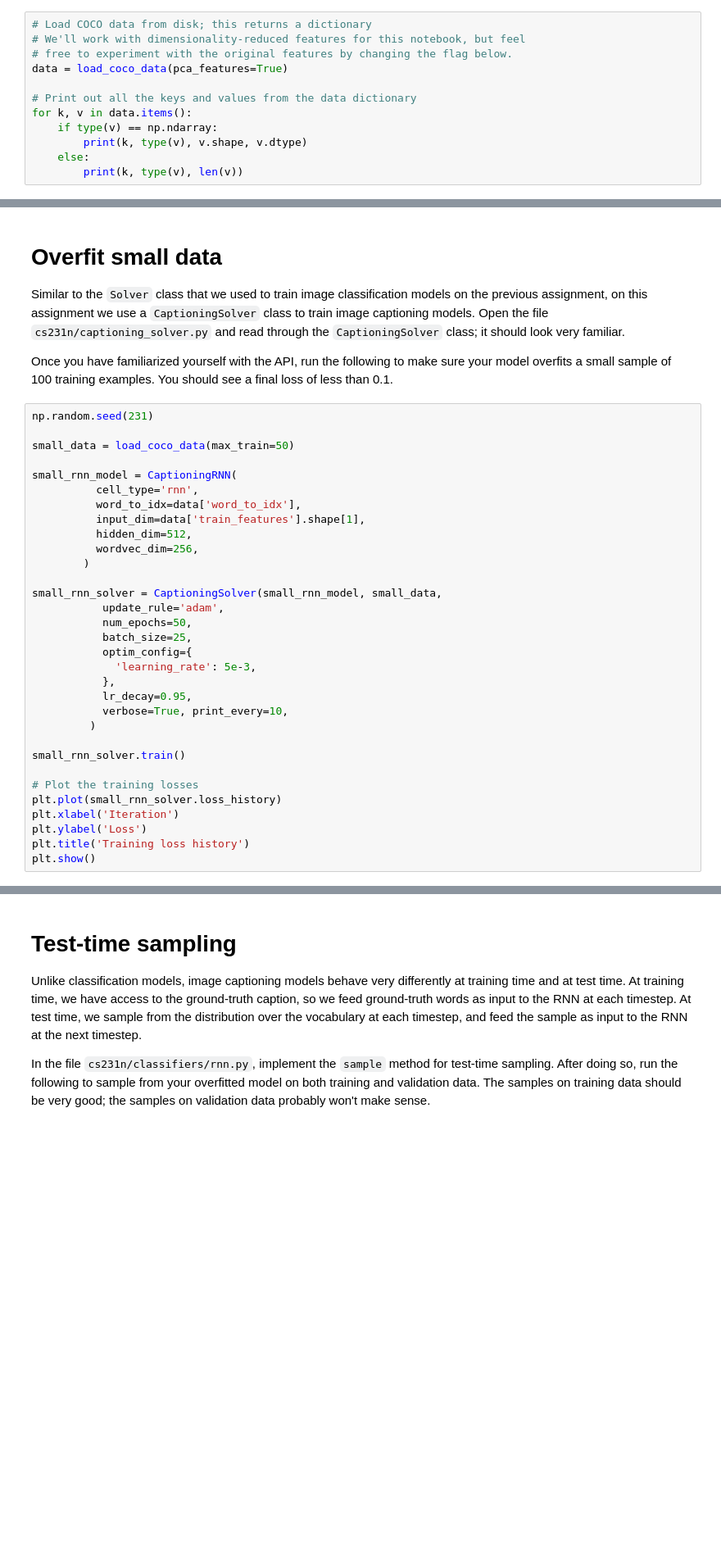
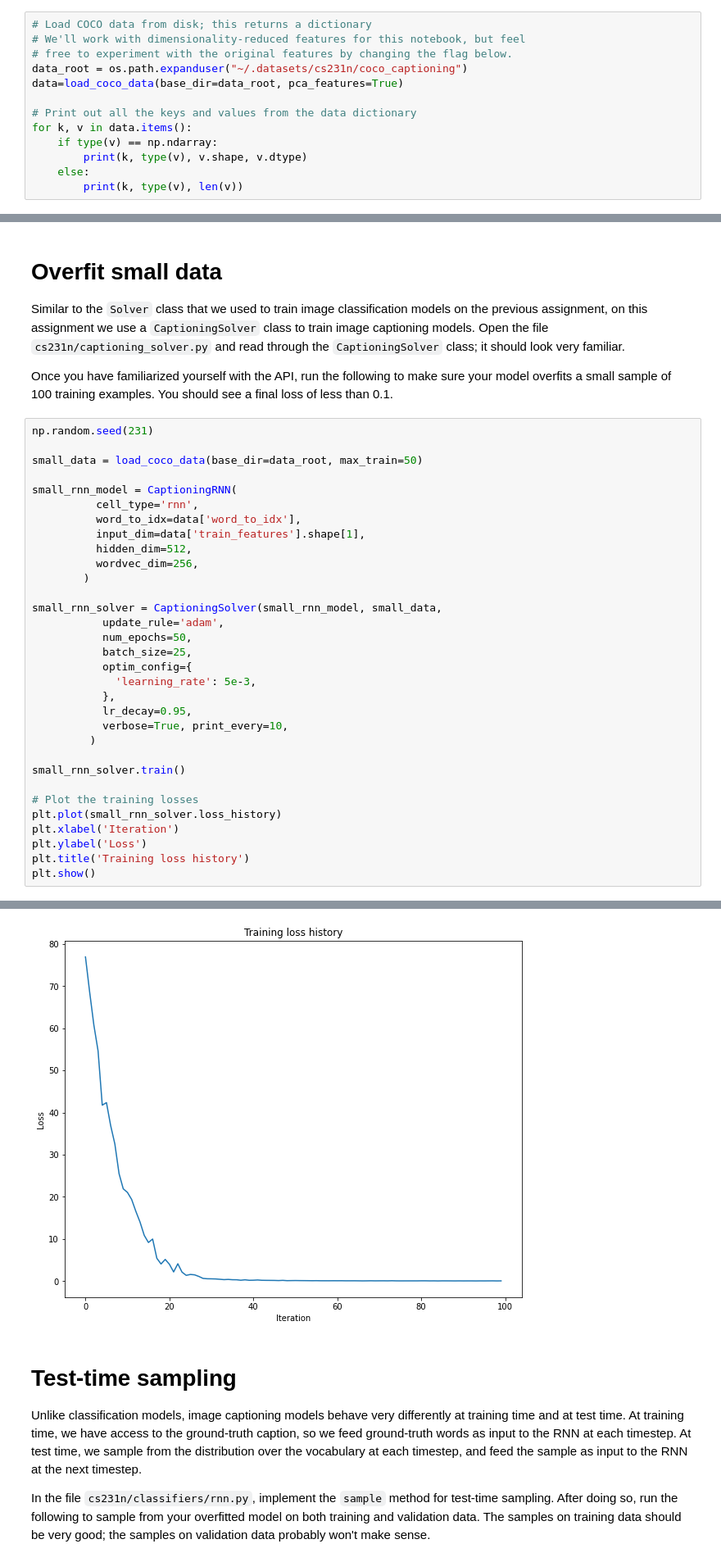
Before and after one commit to AI-Huang/cs231n, a Jupyter notebook: assignment3/RNN_Captioning.ipynb, the cells around one changed output, grey strips where cells are left out. Shown at 82% size. Cells and saved outputs as stored; diff of their text form; blank space fills up the shorter version.

Commit message:
Finished RNN Captioning!

```diff
--- a/assignment3/RNN_Captioning.ipynb
+++ b/assignment3/RNN_Captioning.ipynb
@@ -63,7 +76,8 @@ You can load all of the MS-COCO data (captions, features, URLs, and vocabulary)
 # Load COCO data from disk; this returns a dictionary
 # We'll work with dimensionality-reduced features for this notebook, but feel
 # free to experiment with the original features by changing the flag below.
-data = load_coco_data(pca_features=True)
+data_root = os.path.expanduser("~/.datasets/cs231n/coco_captioning")
+data=load_coco_data(base_dir=data_root, pca_features=True)
 
 # Print out all the keys and values from the data dictionary
 for k, v in data.items():
@@ -418,7 +462,7 @@ Once you have familiarized yourself with the API, run the following to make sure
 # %%
 np.random.seed(231)
 
-small_data = load_coco_data(max_train=50)
+small_data = load_coco_data(base_dir=data_root, max_train=50)
 
 small_rnn_model = CaptioningRNN(
           cell_type='rnn',
@@ -452,3 +505,4 @@ OSError: Unable to open file (unable to open file: name = 'cs231n/datasets/coco_
+[figure, added]
 # %% [markdown]
 # Test-time sampling
 Unlike classification models, image captioning models behave very differently at training time and at test time. At training time, we have access to the ground-truth caption, so we feed ground-truth words as input to the RNN at each timestep. At test time, we sample from the distribution over the vocabulary at each timestep, and feed the sample as input to the RNN at the next timestep.
```
Also changed, not shown: parts of 17 cells of this notebook, 3 other files.
